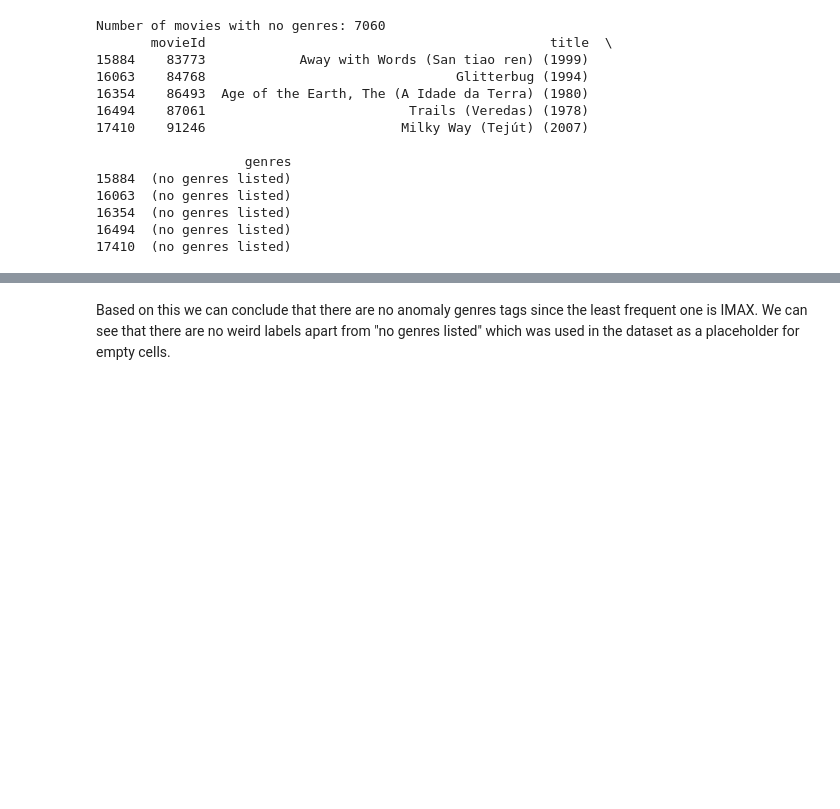
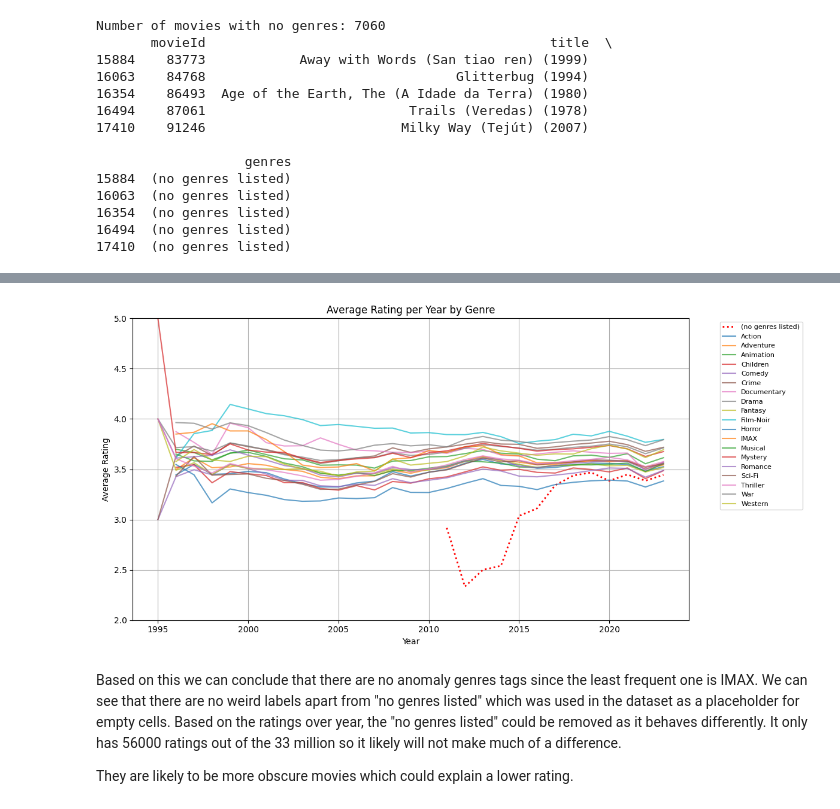
Before and after one commit to siemvo/Movie_Recs, a Jupyter notebook: Data_Exploration.ipynb, the cells around one changed output, grey strips where cells are left out. Cells and saved outputs as stored; diff of their text form; code cells hidden in the pictures; blank space fills up the shorter version.

```diff
--- a/Data_Exploration.ipynb
+++ b/Data_Exploration.ipynb
@@ -324,2 +413,44 @@ Number of movies with no genres: 7060
+# %%
+import matplotlib.pyplot as plt
+
+# Add year column from timestamp
+filtered_data_genres['year'] = filtered_data_genres['time_rated'].dt.year
+
+# Group by year and genre -> weighted averages
+genre_trends = {}
+for g in all_genres:
+    # Mask ratings belonging to this genre
+    genre_mask = filtered_data_genres[g] == 1
+    genre_year_avg = (
+        filtered_data_genres.loc[genre_mask]
+        .groupby('year')['rating']
+        .mean()
+    )
+    genre_trends[g] = genre_year_avg
+
+# Combine into one DataFrame (years as index, genres as columns)
+genre_trends_df = pd.DataFrame(genre_trends)
+
+plt.figure(figsize=(12, 6))
+
+for g in all_genres:
+    if genre_trends_df[g].notna().sum() > 0:  # skip genres with no data
+        if g == "(no genres listed)":
+            plt.plot(genre_trends_df.index, genre_trends_df[g], label=g, linestyle=':', color='red', linewidth=2)
+        else:
+            plt.plot(genre_trends_df.index, genre_trends_df[g], label=g, linestyle='-', alpha=0.7)
+
+plt.xlabel("Year")
+plt.ylabel("Average Rating")
+plt.ylim((2, 5))
+plt.title("Average Rating per Year by Genre")
+plt.legend(bbox_to_anchor=(1.05, 1), loc='upper left', fontsize=8)
+plt.grid(True)
+plt.tight_layout()
+plt.show()
+# %% [output]
+[figure, added]
 # %% [markdown]
-Based on this we can conclude that there are no anomaly genres tags since the least frequent one is IMAX. We can see that there are no weird labels apart from "no genres listed" which was used in the dataset as a placeholder for empty cells.
+Based on this we can conclude that there are no anomaly genres tags since the least frequent one is IMAX. We can see that there are no weird labels apart from "no genres listed" which was used in the dataset as a placeholder for empty cells. Based on the ratings over year, the "no genres listed" could be removed as it behaves differently. It only has 56000 ratings out of the 33 million so it likely will not make much of a difference.
+
+They are likely to be more obscure movies which could explain a lower rating.
```
Also changed, not shown: parts of 5 cells of this notebook, 2 other files.
